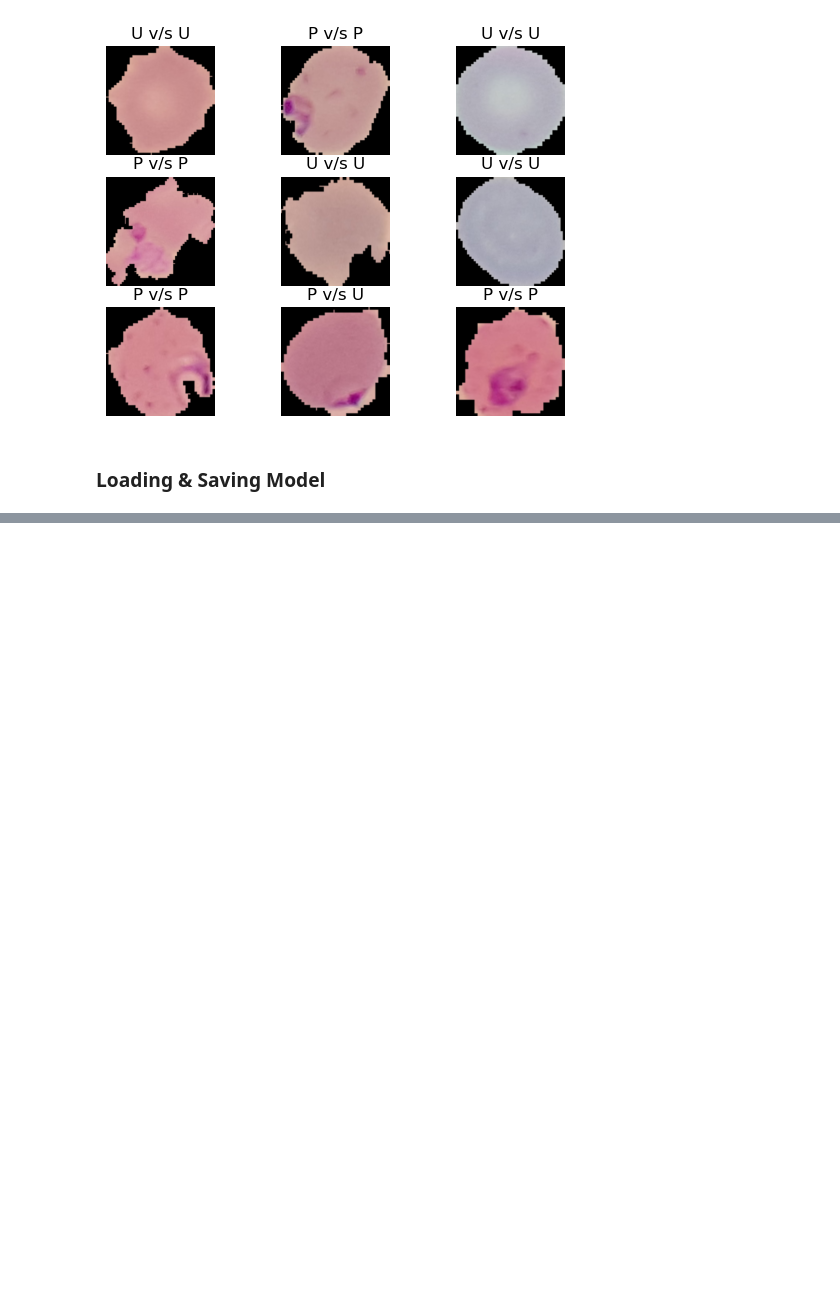
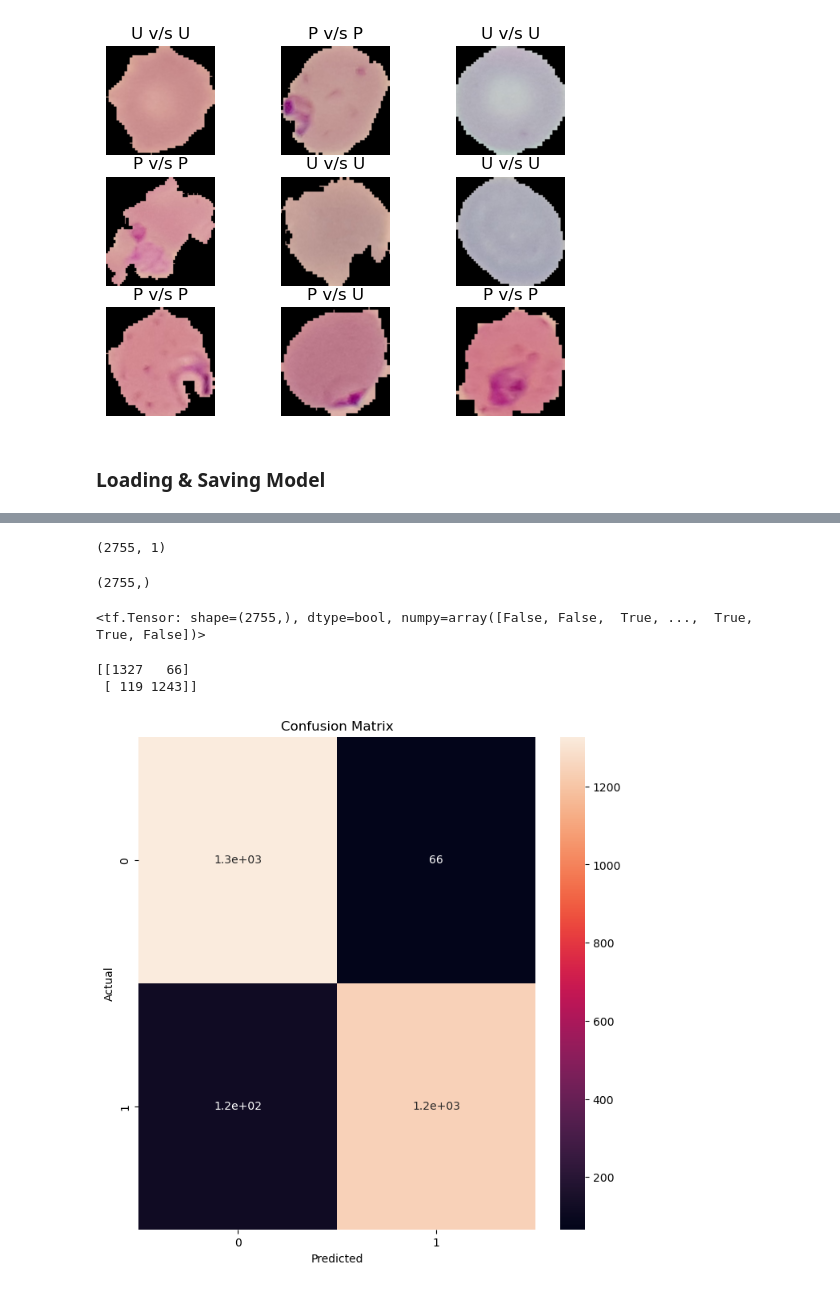
Before and after one commit to Vardaan-Grover/malaria-diagnosis-cnn, a Jupyter notebook: malaria-diagnosis-cnn.ipynb, the cells around one changed output, grey strips where cells are left out. Drawn from its saved outputs; the diff is of its cells as text; code cells hidden in the pictures; blank space fills up the shorter version.

```diff
--- a/malaria-diagnosis-cnn.ipynb
+++ b/malaria-diagnosis-cnn.ipynb
@@ -613,0 +657,3 @@ Model: "sequential_5"
+# %%
+inputs = np.array(inputs)
+print(inputs.shape)
@@ -613,0 +662,3 @@ Model: "sequential_5"
+# %%
+labels = np.array(labels)
+print(labels)
@@ -613,0 +667,2 @@ Model: "sequential_5"
+# %%
+predicted = loaded_model.predict(inputs)
@@ -613,0 +671,30 @@ Model: "sequential_5"
+# %%
+print(predicted.shape)
+# %% [output]
+(2755, 1)
+# %%
+predicted = tf.squeeze(predicted)
+print(predicted.shape)
+# %% [output]
+(2755,)
+# %%
+predicted > 0.5
+# %% [output]
+<tf.Tensor: shape=(2755,), dtype=bool, numpy=array([False, False,  True, ...,  True,  True, False])>
+# %%
+threshold = 0.8
+
+cm = confusion_matrix(labels, predicted > threshold)
+print(cm)
+plt.figure(figsize=(8, 8))
+
+sns.heatmap(cm, annot=True)
+plt.title('Confusion Matrix')
+plt.ylabel('Actual')
+plt.xlabel('Predicted')
+
+plt.show()
+# %% [output]
+[[1327   66]
+ [ 119 1243]]
+[figure, added]
```
Also changed, not shown: parts of 19 cells of this notebook.
